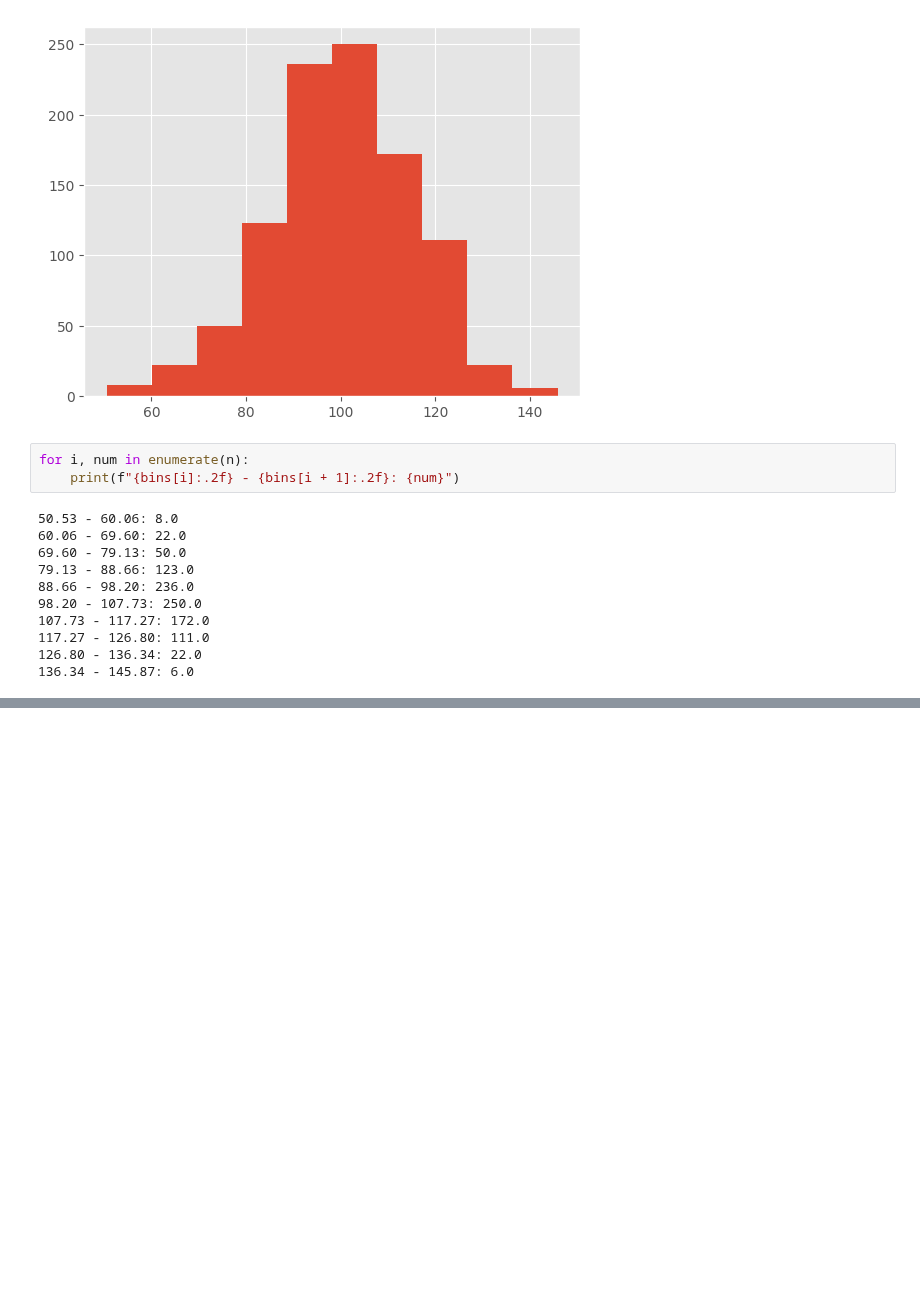
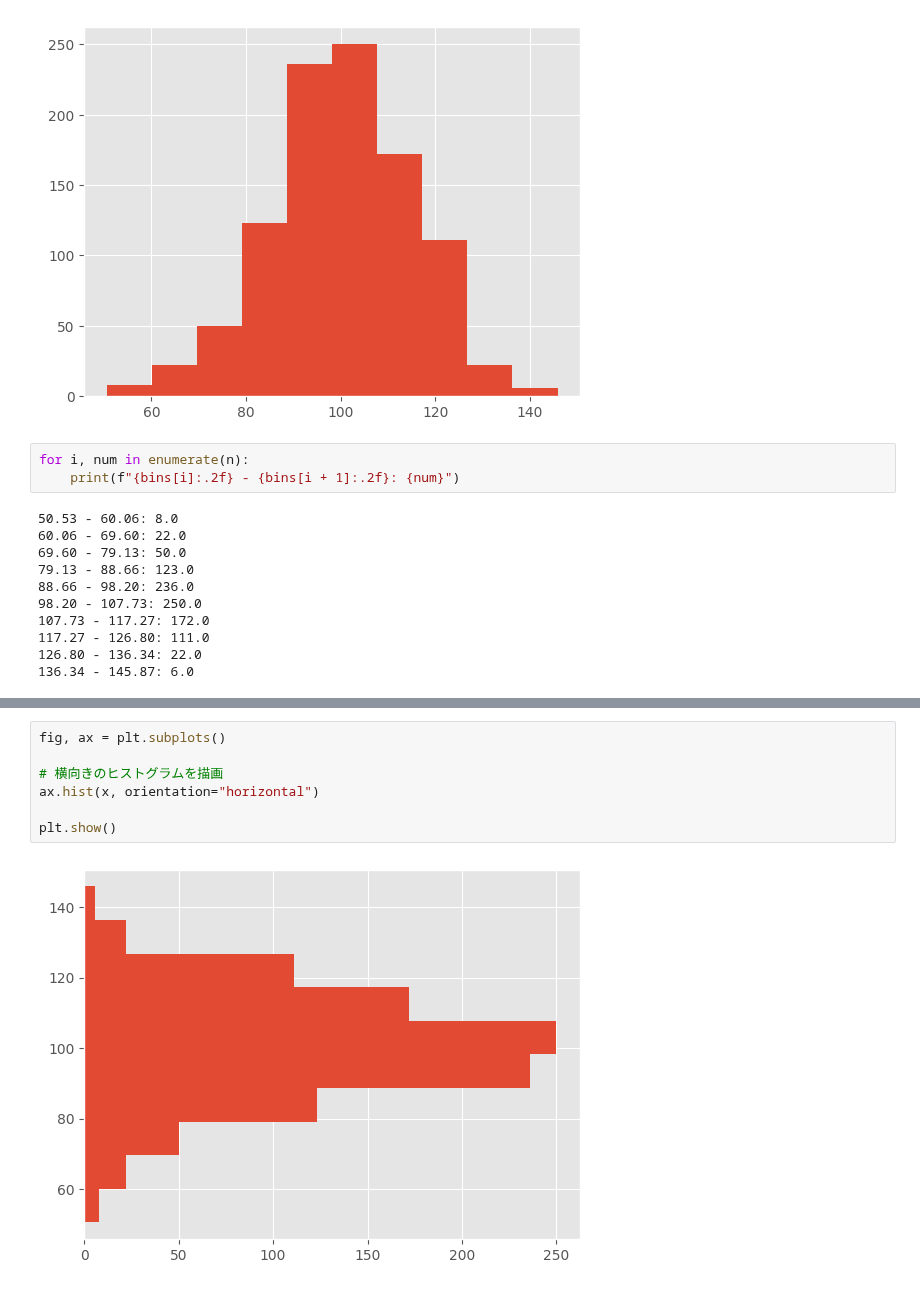
Before and after one commit to Ryo-9591/python-data-analysis-study, a Jupyter notebook: Matplotlib/graphs.ipynb, the cells around one changed output, grey strips where cells are left out. Drawn from its saved outputs; the diff is of its cells as text; blank space fills up the shorter version.

```diff
--- a/Matplotlib/graphs.ipynb
+++ b/Matplotlib/graphs.ipynb
@@ -191,0 +200,9 @@ for i, num in enumerate(n):
+# %%
+fig, ax = plt.subplots()
+
+# 横向きのヒストグラムを描画
+ax.hist(x, orientation="horizontal")
+
+plt.show()
+# %% [output]
+[figure, added]
```
Also changed, not shown: parts of 5 cells of this notebook.
